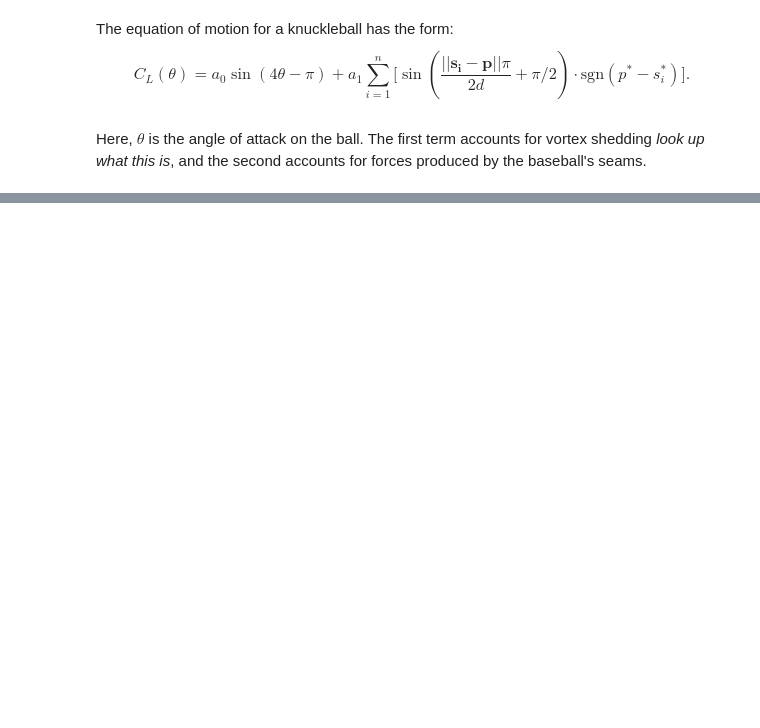
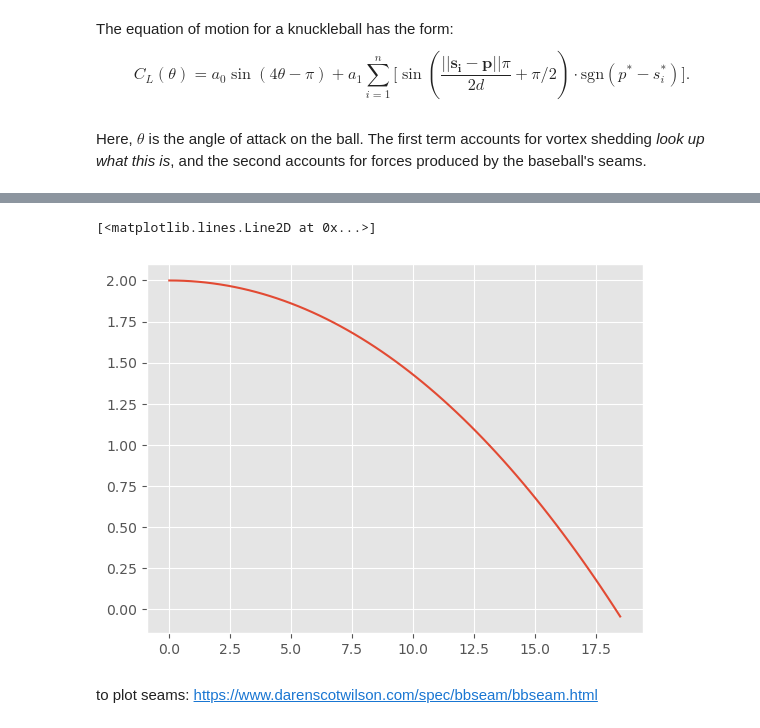
Before and after one commit to jistanto/honors-contract, a Jupyter notebook: Work/scratch.ipynb, the cells around one changed output, grey strips where cells are left out. Drawn from its saved outputs; the diff is of its cells as text; code cells hidden in the pictures; blank space fills up the shorter version.

```diff
--- a/Work/scratch.ipynb
+++ b/Work/scratch.ipynb
@@ -191,0 +213,10 @@ ax.figure.tight_layout()
+# %%
+idx = 2
+# plt.plot(r[:,0],r[:,idx],r2[:,0],r2[:,idx])
+plt.plot(r[:,1],r[:,idx]) # distance to home versus height?
+# plt.xlabel('time (s)')
+# %% [output]
+[<matplotlib.lines.Line2D at 0x...>]
+[figure, added]
+# %% [markdown]
+to plot seams: https://www.darenscotwilson.com/spec/bbseam/bbseam.html
```
Also changed, not shown: parts of 9 cells of this notebook, 1 other file.
